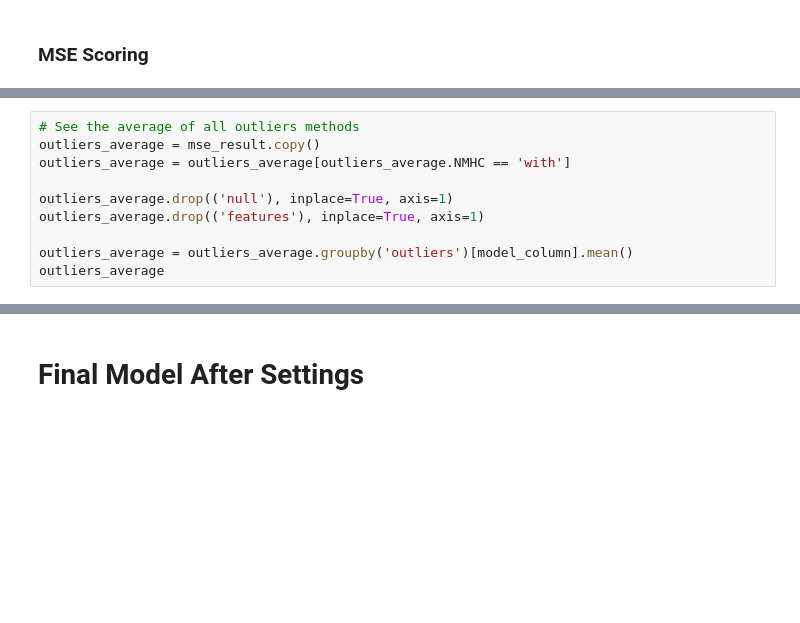
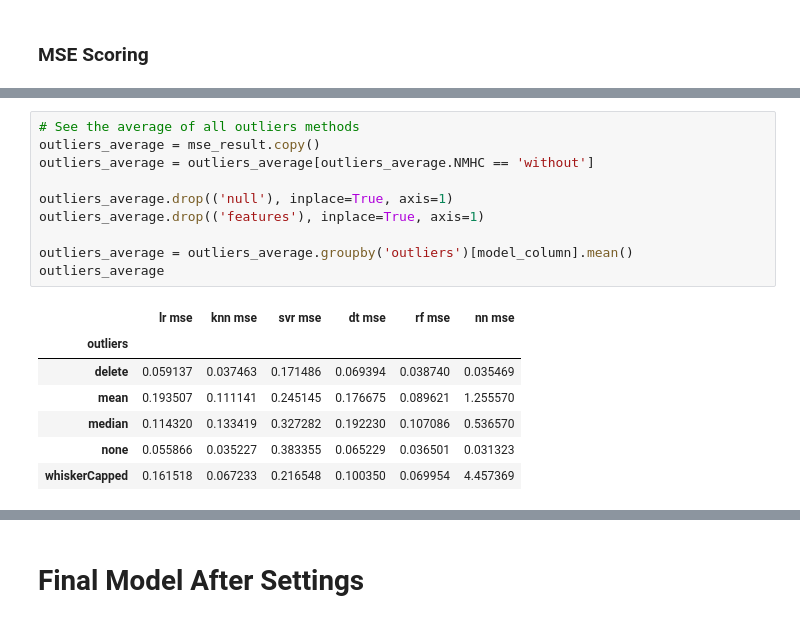
Before and after one commit to AlvinElves/individualDissertation, a Jupyter notebook: Var_AH_AI_Model_Comparison.ipynb, the cells around one changed output, grey strips where cells are left out. Cells and saved outputs as stored; diff of their text form; blank space fills up the shorter version.

```diff
--- a/Var_AH_AI_Model_Comparison.ipynb
+++ b/Var_AH_AI_Model_Comparison.ipynb
@@ -694,13 +779,21 @@ NMHC_average
 # %%
 # See the average of all outliers methods
 outliers_average = mse_result.copy()
-outliers_average = outliers_average[outliers_average.NMHC == 'with']
+outliers_average = outliers_average[outliers_average.NMHC == 'without']
 
 outliers_average.drop(('null'), inplace=True, axis=1)
 outliers_average.drop(('features'), inplace=True, axis=1)
 
 outliers_average = outliers_average.groupby('outliers')[model_column].mean()
 outliers_average
+# %% [output]
+|  | lr mse | knn mse | svr mse | dt mse | rf mse | nn mse |
+| outliers |  |  |  |  |  |  |
+| delete | 0.059137 | 0.037463 | 0.171486 | 0.069394 | 0.038740 | 0.035469 |
+| mean | 0.193507 | 0.111141 | 0.245145 | 0.176675 | 0.089621 | 1.255570 |
+| median | 0.114320 | 0.133419 | 0.327282 | 0.192230 | 0.107086 | 0.536570 |
+| none | 0.055866 | 0.035227 | 0.383355 | 0.065229 | 0.036501 | 0.031323 |
+| whiskerCapped | 0.161518 | 0.067233 | 0.216548 | 0.100350 | 0.069954 | 4.457369 |
 # %%
 # See the average of all null methods
 null_average = mse_result.copy()
```
Also changed, not shown: parts of 30 cells of this notebook, 2 other files.
